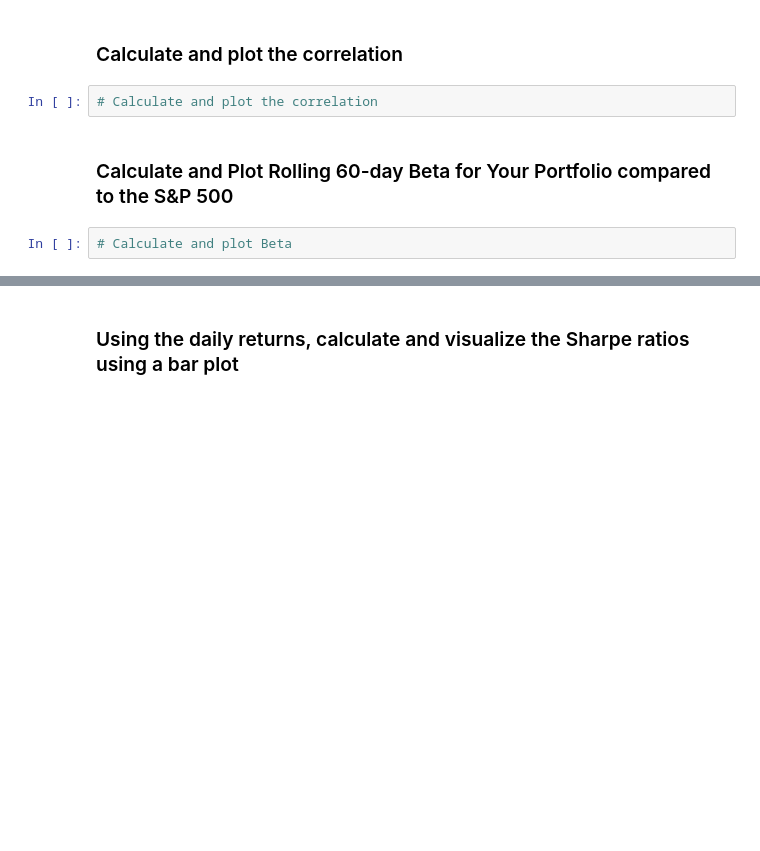
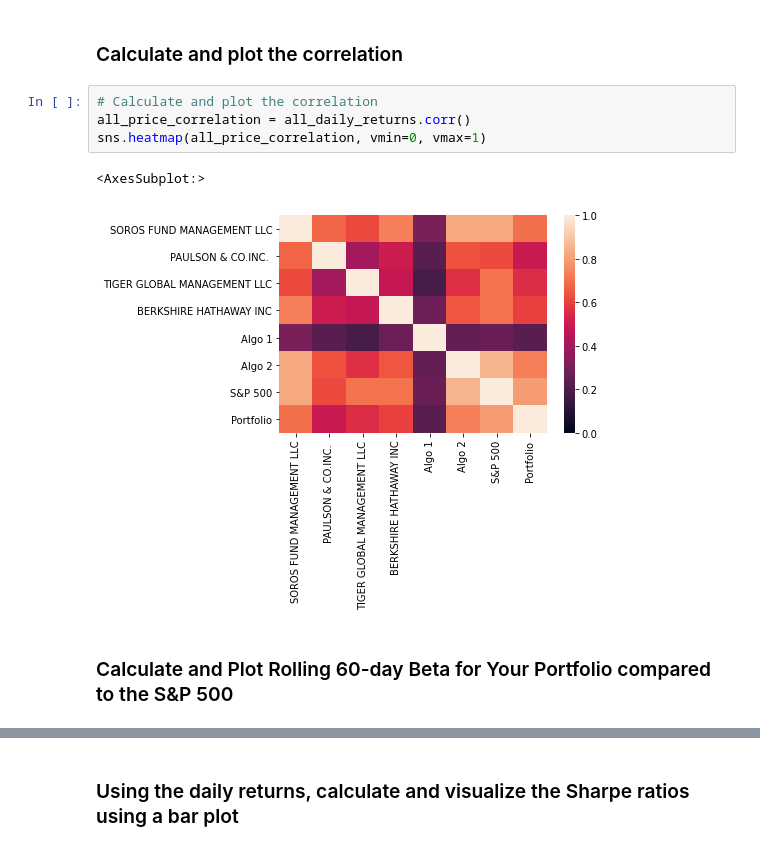
Before and after one commit to wchance/pandas-homework, a Jupyter notebook: whale_analysis.ipynb, the cells around one changed output, grey strips where cells are left out. Cells and saved outputs as stored; diff of their text form; blank space fills up the shorter version.

```diff
--- a/whale_analysis.ipynb
+++ b/whale_analysis.ipynb
@@ -472,7 +540,10 @@ weights = [1/3, 1/3, 1/3]
 ### Calculate and plot the correlation
 # %%
 # Calculate and plot the correlation
+all_price_correlation = all_daily_returns.corr()
+sns.heatmap(all_price_correlation, vmin=0, vmax=1)
+# %% [output]
+<AxesSubplot:>
+[figure, added]
 # %% [markdown]
 ### Calculate and Plot Rolling 60-day Beta for Your Portfolio compared to the S&P 500
-# %%
-# Calculate and plot Beta
```
Also changed, not shown: parts of 22 cells of this notebook.
